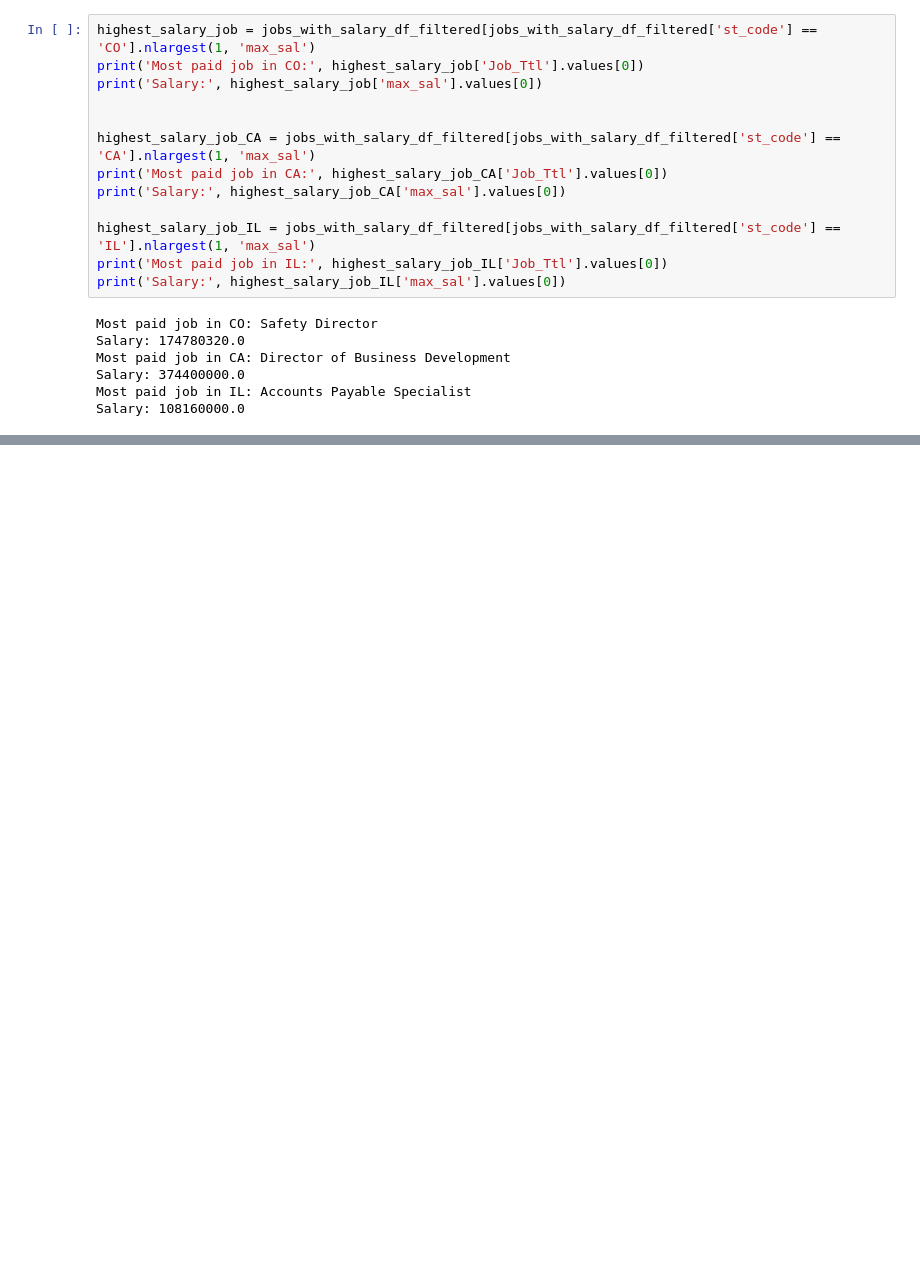
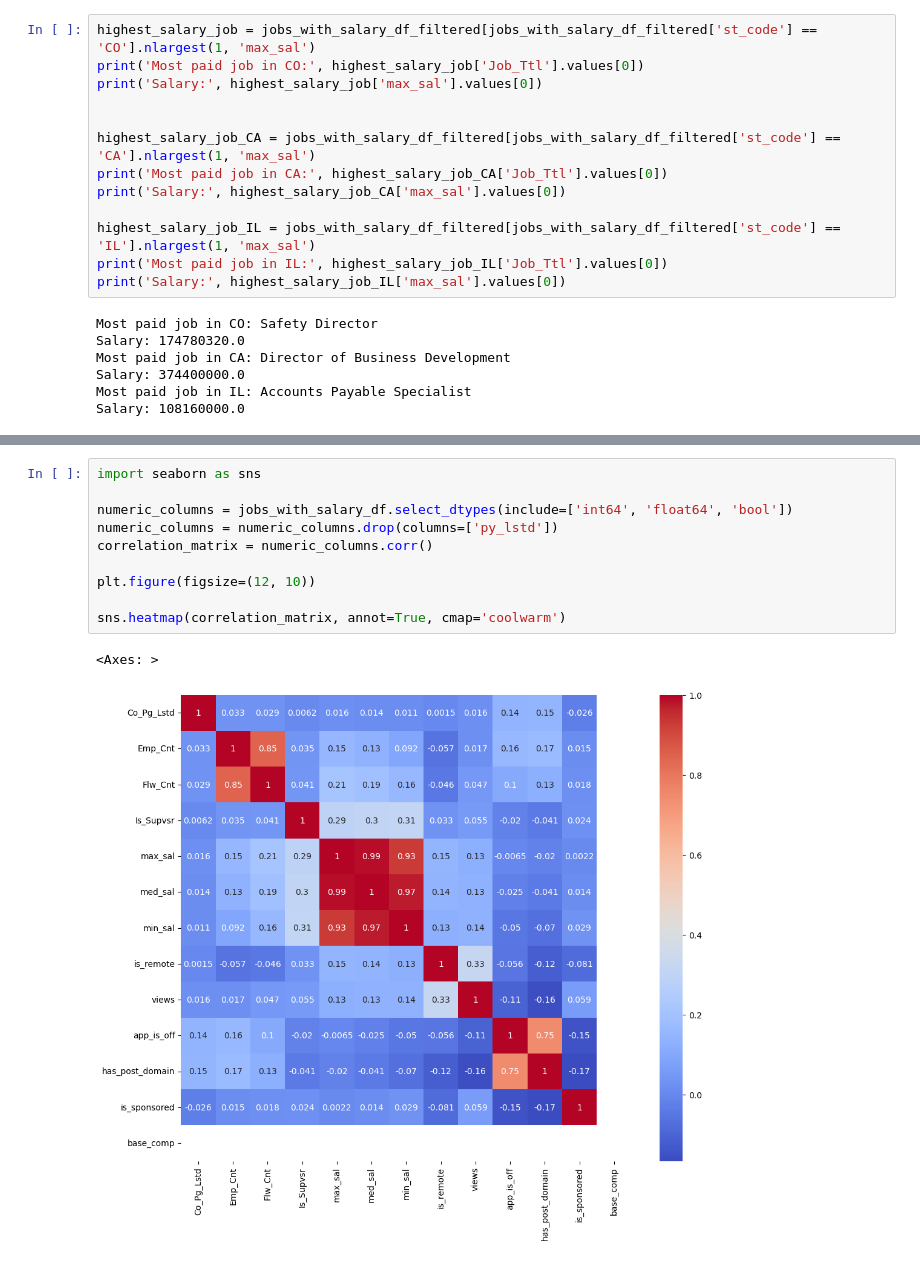
Before and after one commit to Qubi0-0/LinkedInJobSalaryPredict, a Jupyter notebook: jobs_eda.ipynb, the cells around one changed output, grey strips where cells are left out. Drawn from its saved outputs; the diff is of its cells as text; blank space fills up the shorter version.

```diff
--- a/jobs_eda.ipynb
+++ b/jobs_eda.ipynb
@@ -217,0 +223,13 @@ dp.plot_remote_jobs_by_state(jobs_df, treshold=500)
+# %%
+import seaborn as sns
+
+numeric_columns = jobs_with_salary_df.select_dtypes(include=['int64', 'float64', 'bool'])
+numeric_columns = numeric_columns.drop(columns=['py_lstd'])
+correlation_matrix = numeric_columns.corr()
+
+plt.figure(figsize=(12, 10))
+
+sns.heatmap(correlation_matrix, annot=True, cmap='coolwarm')
+# %% [output]
+<Axes: >
+[figure, added]
```
Also changed, not shown: parts of 5 cells of this notebook.
